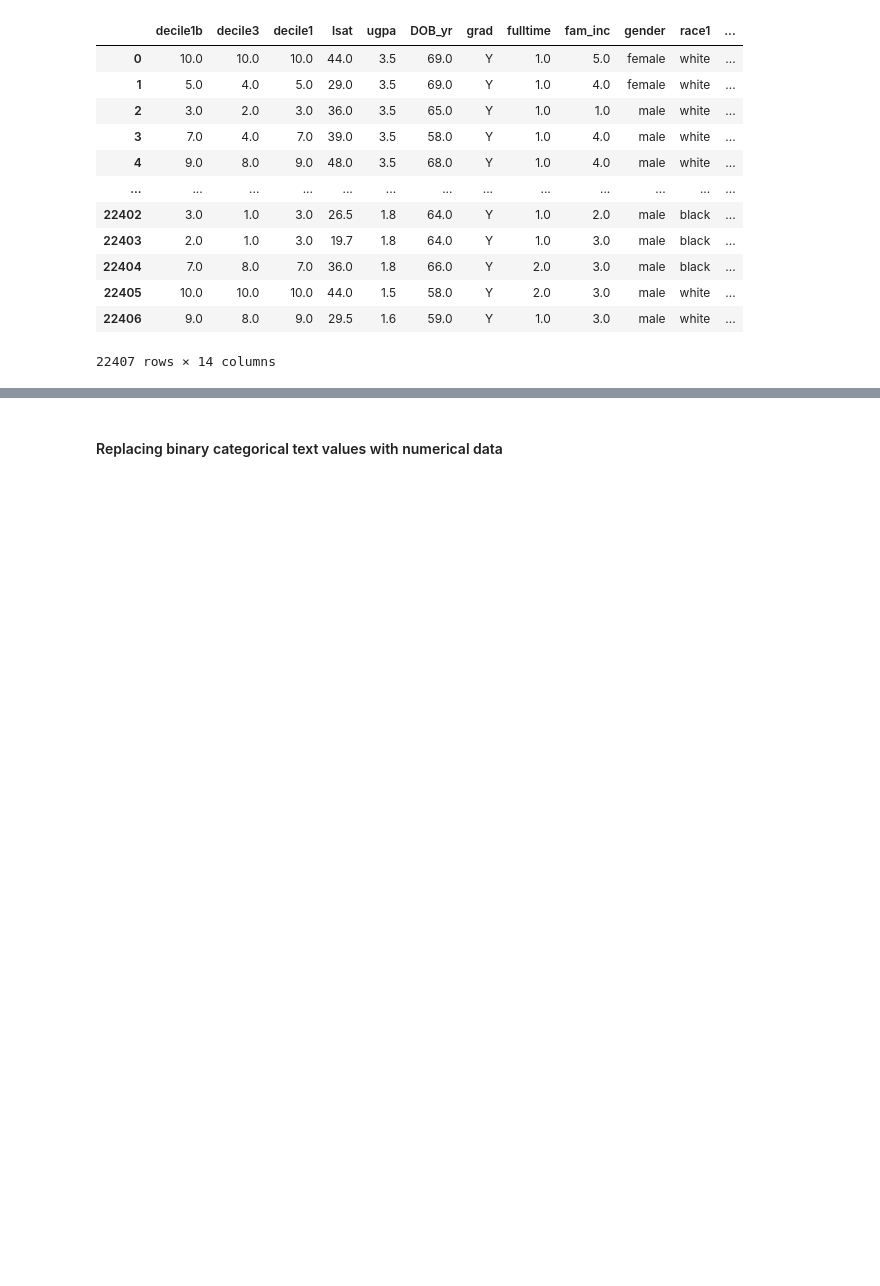
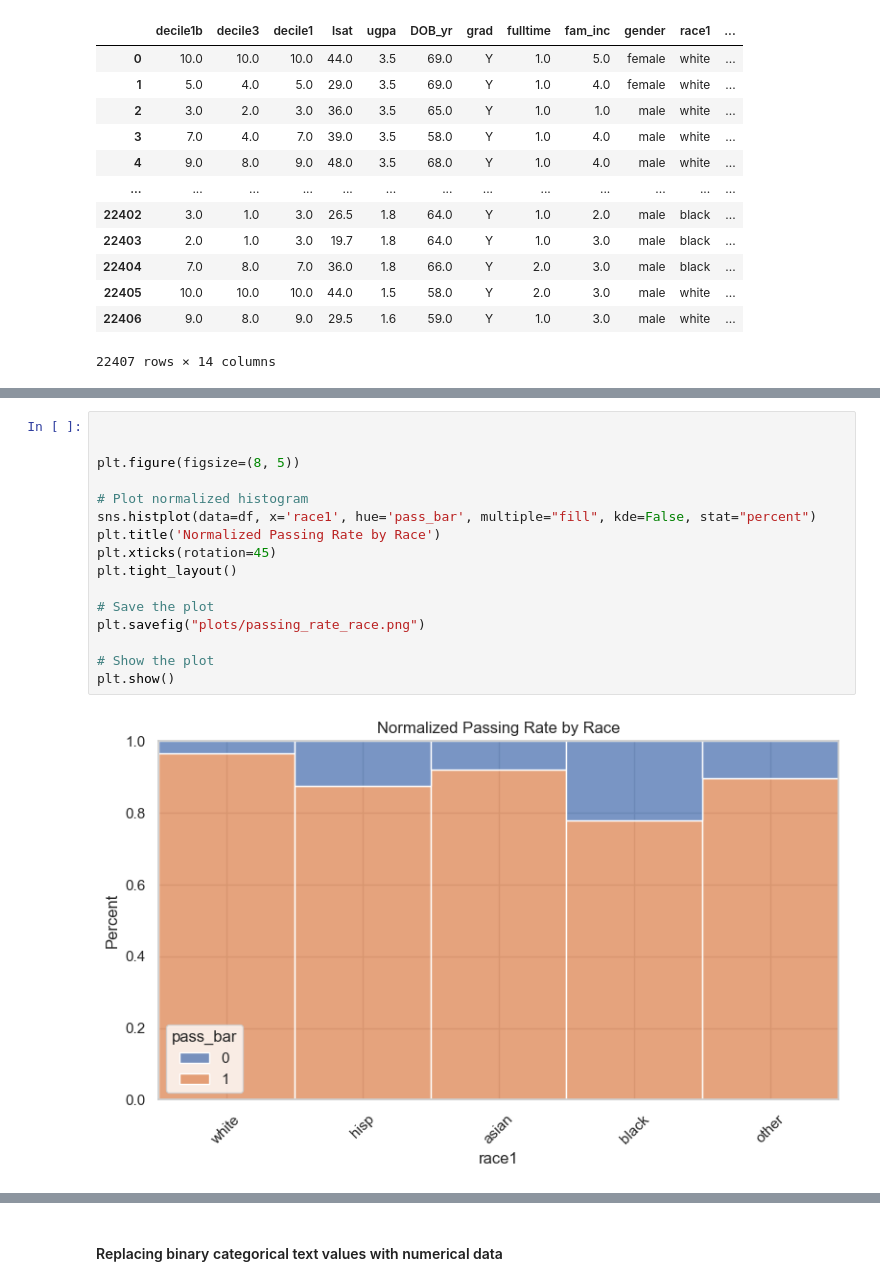
Before and after one commit to juliehinge/Algorithmic-Fairness, a Jupyter notebook: eda.ipynb, the cells around one changed output, grey strips where cells are left out. Saved outputs shown, nothing was run; the diff lists cells and outputs as text; blank space fills up the shorter version.

```diff
--- a/eda.ipynb
+++ b/eda.ipynb
@@ -307,0 +281,18 @@ visualize_columns(df, columns_to_visualize, 'pass_bar')
+# %%
+
+
+plt.figure(figsize=(8, 5))
+
+# Plot normalized histogram
+sns.histplot(data=df, x='race1', hue='pass_bar', multiple="fill", kde=False, stat="percent")
+plt.title('Normalized Passing Rate by Race')
+plt.xticks(rotation=45)
+plt.tight_layout()
+
+# Save the plot
+plt.savefig("plots/passing_rate_race.png")
+
+# Show the plot
+plt.show()
+# %% [output]
+[figure, added]
```
Also changed, not shown: parts of 9 cells of this notebook, 3 other files.
